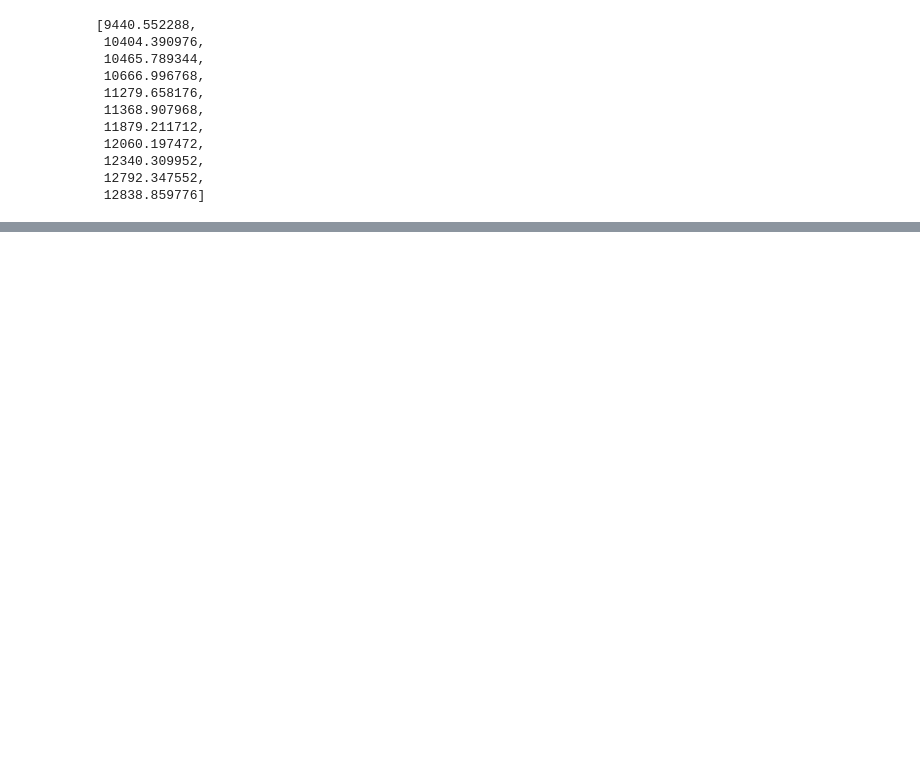
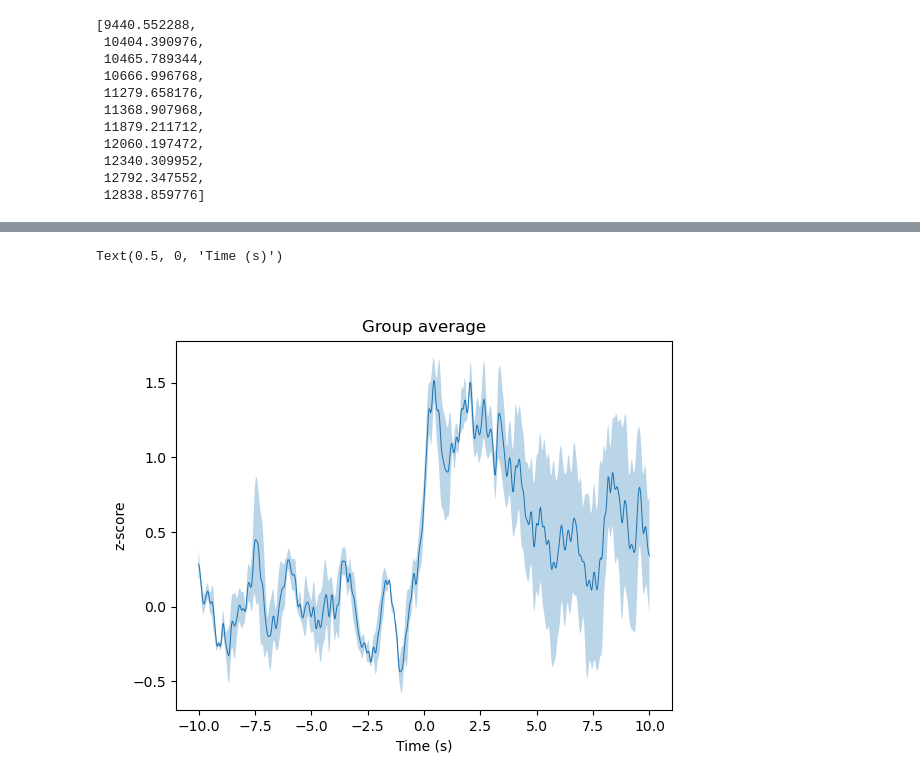
Before and after one commit to praneethnamburi/Photometry_and_Licks_BeyelerLab, a Jupyter notebook: notebooks/lick_analysis.ipynb, the cells around one changed output, grey strips where cells are left out. Cells and saved outputs as stored; diff of their text form; code cells hidden in the pictures; blank space fills up the shorter version.

```diff
--- a/notebooks/lick_analysis.ipynb
+++ b/notebooks/lick_analysis.ipynb
@@ -153,3 +164,27 @@ mu_z = np.mean(event_signals_z, axis=1)
 mu_dff = np.mean(event_signals_dff, axis=1)
 df = pd.DataFrame(np.asarray([mu_z, mu_dff]).T, index=event_signals.t, columns=['z_score', 'dff'])
 df.to_csv(os.path.join(fdir, f'{mouse_id}_zscore_dff.csv'))
+# %%
+# Plot group average
+group_dir = r'C:\Dropbox (MIT)\Photometry\_group1'
+all_files = pn.FileManager(group_dir).add('event_signals', '*.pkl')['event_signals']
+all_sig = [dill.load(open(file, 'rb')) for file in all_files]
+assert len(set([s.sr for s in all_sig])) == 1 # check if all data has the same sampling rate
+assert len(set([s._t0 for s in all_sig])) == 1 # check if the event signal window was the same for all mice
+
+sig_mat = np.array([s() for s in all_sig]).T
+t_vec = all_sig[0].t
+n_mice = sig_mat.shape[-1]
+
+_, ax = plt.subplots(1, 1)
+
+mu = np.mean(sig_mat, axis=1)
+sem = np.std(sig_mat, axis=1)/np.sqrt(n_mice)
+ax.plot(t_vec, mu) # mean of z-scored signals
+ax.fill_between(t_vec, mu-sem, mu+sem, alpha=0.3) # standard error of the mean
+ax.set_title('Group average')
+ax.set_ylabel('z-score')
+ax.set_xlabel('Time (s)')
+# %% [output]
+Text(0.5, 0, 'Time (s)')
+[figure, added]
```
Also changed, not shown: parts of 5 cells of this notebook.
